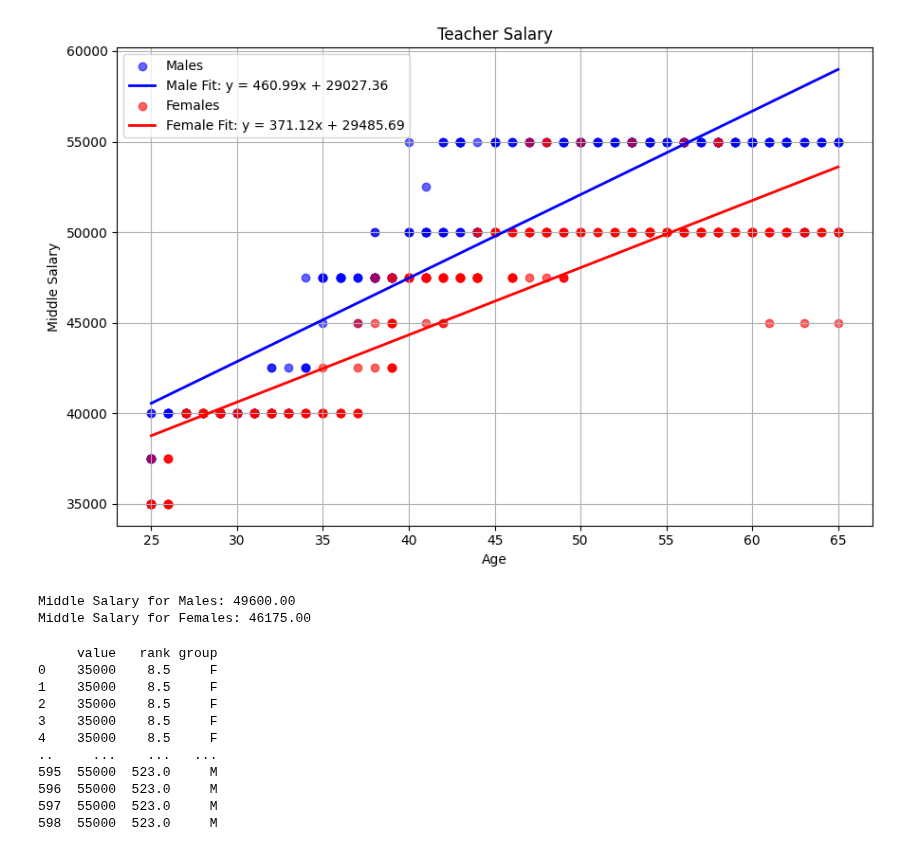
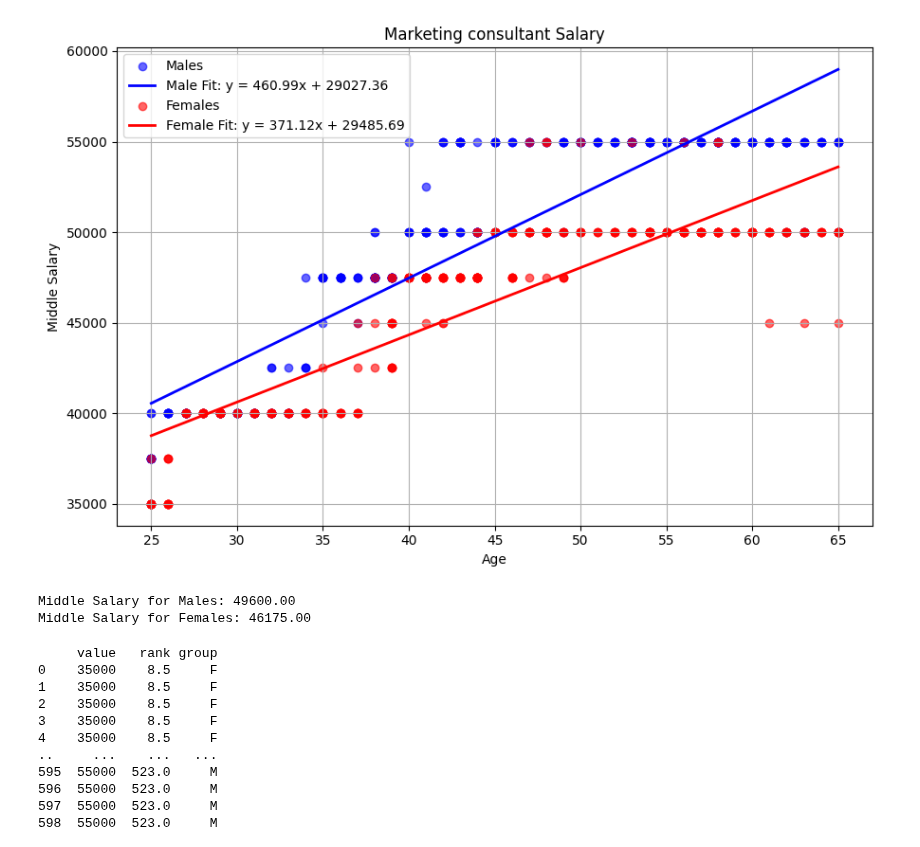
Before and after one commit to MagnusLauO/Project-in-Stat.-Eval.-02445, a Jupyter notebook: MA marketing consultant stat.ipynb, the cells around one changed output. Cells and saved outputs as stored; diff of their text form; code cells hidden in the pictures.

```diff
--- a/MA marketing consultant stat.ipynb
+++ b/MA marketing consultant stat.ipynb
@@ -38,35 +38,35 @@ y_mean_f = sum(salaries_f) / n_f
 slope_f = sum((ages_f.iloc[i] - x_mean_f) * (salaries_f.iloc[i] - y_mean_f) for i in range(n_f)) / \
           sum((ages_f.iloc[i] - x_mean_f)**2 for i in range(n_f))
 intercept_f = y_mean_f - slope_f * x_mean_f
 
 # Regression line values
 x_vals = sorted(set(ages_m) | set(ages_f))  # Union of all unique age values
 y_vals_m = [slope_m * x + intercept_m for x in x_vals]
 y_vals_f = [slope_f * x + intercept_f for x in x_vals]
 
 # --- Plotting ---
 plt.figure(figsize=(9, 6))
 plt.scatter(ages_m, salaries_m, color='blue', alpha=0.6, label='Males')
 plt.plot(x_vals, y_vals_m, color='blue', linewidth=2, label=f'Male Fit: y = {slope_m:.2f}x + {intercept_m:.2f}')
 
 plt.scatter(ages_f, salaries_f, color='red', alpha=0.6, label='Females')
 plt.plot(x_vals, y_vals_f, color='red', linewidth=2, label=f'Female Fit: y = {slope_f:.2f}x + {intercept_f:.2f}')
 
-plt.title('Teacher Salary')
+plt.title('Marketing consultant Salary')
 plt.xlabel('Age')
 plt.ylabel('Middle Salary')
 plt.grid(True)
 plt.legend()
 plt.tight_layout()
 plt.show()
 
 # also print the mean salary for M and F
 mean_salary_m = salaries_m.mean()
 mean_salary_f = salaries_f.mean()
 print(f'Middle Salary for Males: {mean_salary_m:.2f}')
 print(f'Middle Salary for Females: {mean_salary_f:.2f}')
 # %% [output]
-[figure, old version]
+[figure, new version]
 Middle Salary for Males: 49600.00
 Middle Salary for Females: 46175.00
 # %%
```
Also changed, not shown: parts of 1 cell of this notebook, 2 other files.
